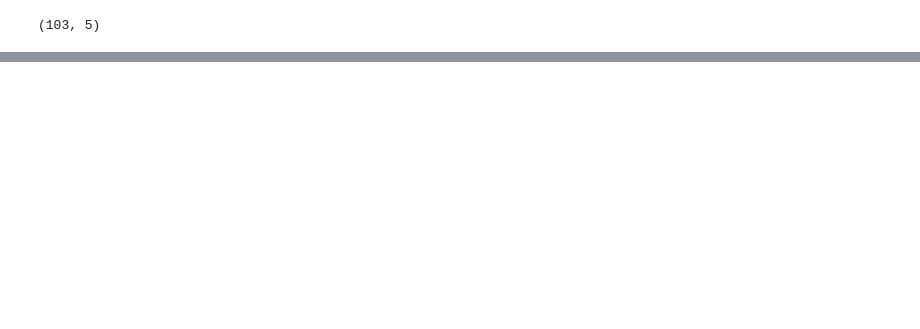
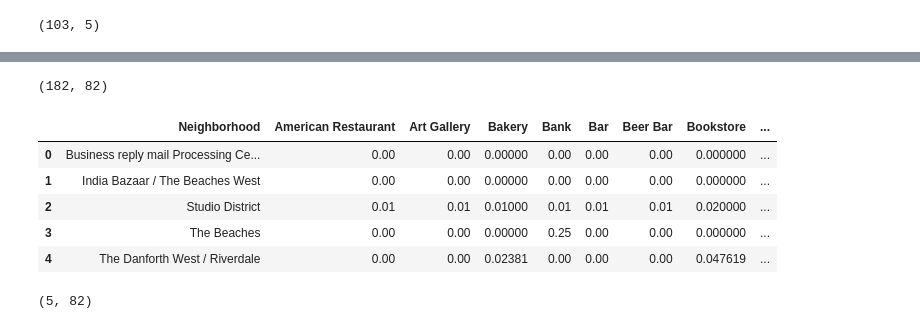
Before and after one commit to sayak1986/clustering-project-toronto, a Jupyter notebook: Clusters 2.ipynb, the cells around one changed output, grey strips where cells are left out. Drawn from its saved outputs; the diff is of its cells as text; code cells hidden in the pictures; blank space fills up the shorter version.

Commit message:
Published from Watson Studio.

```diff
--- a/Clusters 2.ipynb
+++ b/Clusters 2.ipynb
@@ -250,0 +566,19 @@ merge.replace(r'/',',',regex=True)
+# %%
+easttoronto_onehot.shape
+# %% [output]
+(182, 82)
+# %%
+# group one hot encoded features of east toronto by neighborhood
+easttoronto_grouped = easttoronto_onehot.groupby('Neighborhood').mean().reset_index()
+easttoronto_grouped
+# %% [output]
+|  | Neighborhood | American Restaurant | Art Gallery | Bakery | Bank | Bar | Beer Bar | Bookstore | ... |
+| 0 | Business reply mail Processing Ce... | 0.00 | 0.00 | 0.00000 | 0.00 | 0.00 | 0.00 | 0.000000 | ... |
+| 1 | India Bazaar / The Beaches West | 0.00 | 0.00 | 0.00000 | 0.00 | 0.00 | 0.00 | 0.000000 | ... |
+| 2 | Studio District | 0.01 | 0.01 | 0.01000 | 0.01 | 0.01 | 0.01 | 0.020000 | ... |
+| 3 | The Beaches | 0.00 | 0.00 | 0.00000 | 0.25 | 0.00 | 0.00 | 0.000000 | ... |
+| 4 | The Danforth West / Riverdale | 0.00 | 0.00 | 0.02381 | 0.00 | 0.00 | 0.00 | 0.047619 | ... |
+# %%
+easttoronto_grouped.shape
+# %% [output]
+(5, 82)
```
Also changed, not shown: parts of 38 cells of this notebook.
